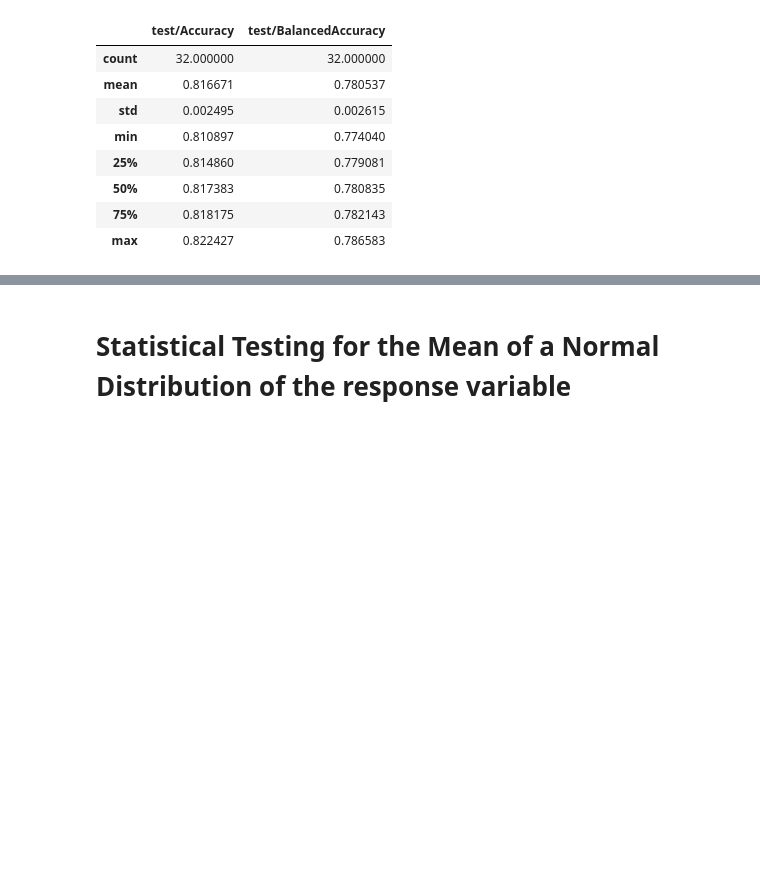
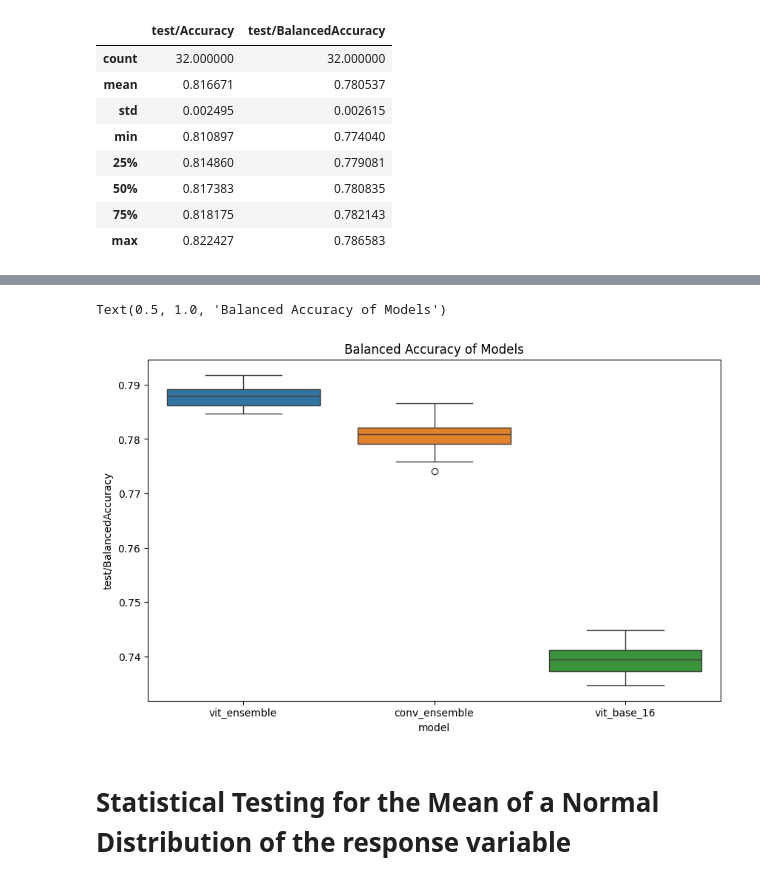
Before and after one commit to Antonio-Tresol/vits_ensemble_cr_leaves, a Jupyter notebook: metrics/metrics_analysis.ipynb, the cells around one changed output, grey strips where cells are left out. Saved outputs shown, nothing was run; the diff lists cells and outputs as text; code cells hidden in the pictures; blank space fills up the shorter version.

```diff
--- a/metrics/metrics_analysis.ipynb
+++ b/metrics/metrics_analysis.ipynb
@@ -97,3 +84,10 @@ Text(0.5, 1.0, 'Balanced Accuracy of Models')
+# %%
+plt.figure(figsize=(10, 6))
+sns.boxplot(data=all_metrics, x="model", y="test/BalancedAccuracy", hue="model")
+plt.title("Balanced Accuracy of Models")
+# %% [output]
+Text(0.5, 1.0, 'Balanced Accuracy of Models')
+[figure, added]
 # %% [markdown]
 # Statistical Testing for the Mean of a Normal Distribution of the response variable
 # %%
```
Also changed, not shown: parts of 11 cells of this notebook.
